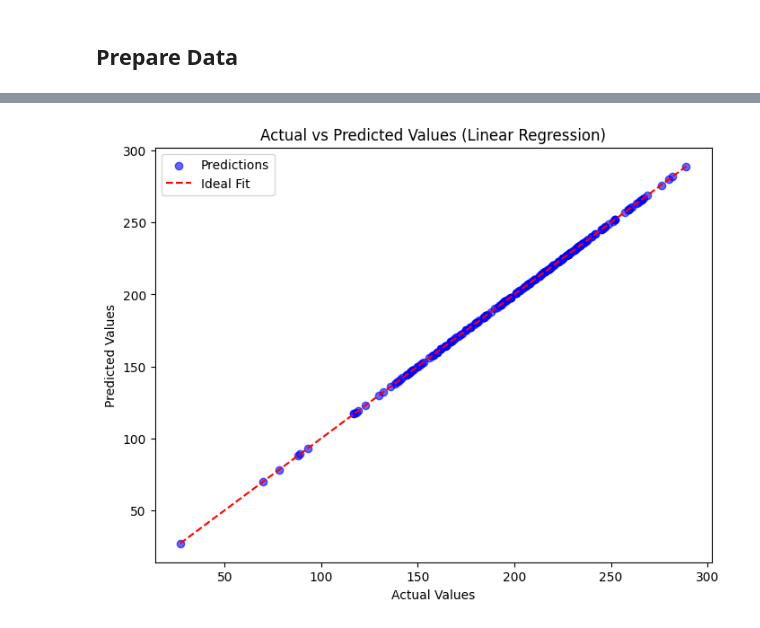
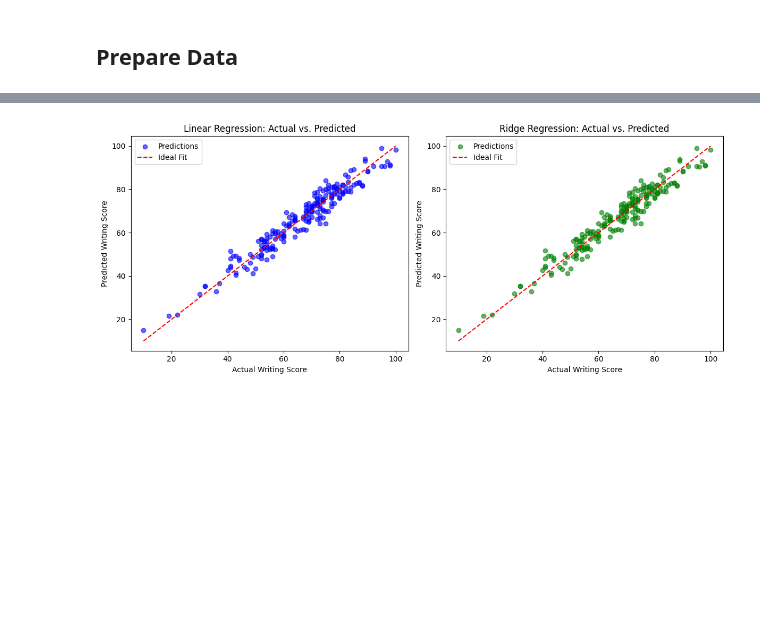
Before and after one commit to SebastianGarrido2790/Student_Performance_ML_Project, a Jupyter notebook: notebook/model_training.ipynb, the cells around one changed output, grey strips where cells are left out. Cells and saved outputs as stored; diff of their text form; code cells hidden in the pictures; blank space fills up the shorter version.

Commit message:
Tweaks in the training model

```diff
--- a/notebook/model_training.ipynb
+++ b/notebook/model_training.ipynb
@@ -16,4 +16,4 @@ from catboost import CatBoostRegressor
 from xgboost import XGBRegressor
 import warnings
 # %%
-df = pd.read_csv("data/stud_cleaned.csv")
+df = pd.read_csv("data/stud.csv")
@@ -29,8 +31,8 @@ df.head()
 # %% [markdown]
 ## Prepare Data
 # %%
-X = df.drop(columns=["total_score"], axis=1)
-y = df["total_score"]
+X = df.drop(columns=["writing_score"], axis=1)
+y = df["writing_score"]
 # %%
 df.info()
 # %% [output]
@@ -269,17 +262,40 @@ By following these steps, we can ensure that the model is both robust and well-s
+# %%
+# Select the two best models from the models dictionary.
+lr_model = models["Linear Regression"]
+ridge_model = models["Ridge"]
+
+# Fit both models on the training data.
+lr_model.fit(X_train, y_train)
+ridge_model.fit(X_train, y_train)
+
+# Generate predictions on the test set.
+y_pred_lr = lr_model.predict(X_test)
+y_pred_ridge = ridge_model.predict(X_test)
 # %%
-best_model = models["Linear Regression"]
+# Create side-by-side subplots for comparison.
+plt.figure(figsize=(12, 5))
 
-best_model.fit(X_train, y_train)
+# Plot for Linear Regression
+plt.subplot(1, 2, 1)
+plt.scatter(y_test, y_pred_lr, color='blue', alpha=0.6, label='Predictions')
+plt.plot([y_test.min(), y_test.max()], [y_test.min(), y_test.max()],
+         color='red', linestyle='--', label='Ideal Fit')
+plt.title("Linear Regression: Actual vs. Predicted")
+plt.xlabel("Actual Writing Score")
+plt.ylabel("Predicted Writing Score")
+plt.legend()
 
-y_pred = best_model.predict(X_test)
+# Plot for Ridge Regression
+plt.subplot(1, 2, 2)
+plt.scatter(y_test, y_pred_ridge, color='green', alpha=0.6, label='Predictions')
+plt.plot([y_test.min(), y_test.max()], [y_test.min(), y_test.max()],
+         color='red', linestyle='--', label='Ideal Fit')
+plt.title("Ridge Regression: Actual vs. Predicted")
+plt.xlabel("Actual Writing Score")
+plt.ylabel("Predicted Writing Score")
+plt.legend()
 
-plt.figure(figsize=(8, 6))
-plt.scatter(y_test, y_pred, color='blue', alpha=0.6, label="Predictions")
-plt.plot([y_test.min(), y_test.max()], [y_test.min(), y_test.max()], color='red', linestyle='--', label="Ideal Fit")
-plt.xlabel("Actual Values")
-plt.ylabel("Predicted Values")
-plt.title("Actual vs Predicted Values (Linear Regression)")
-plt.legend()
+plt.tight_layout()
 plt.show()
 # %% [output]
-[figure, old version]
+[figure, new version]
```
Also changed, not shown: parts of 7 cells of this notebook, 6 other files.
